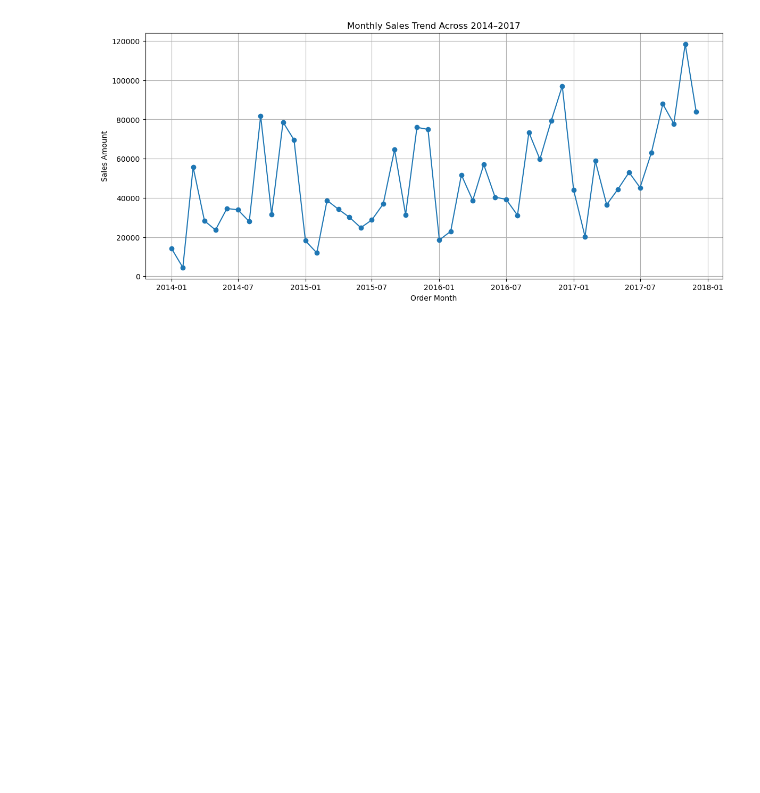
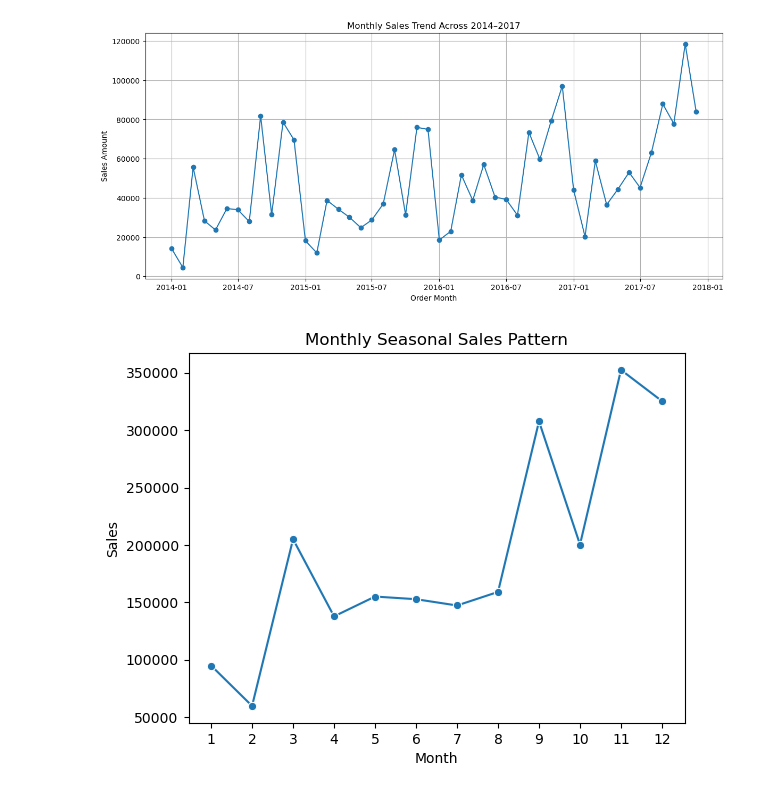
Before and after one commit to BiqiaoWang/GitHub-Project, a Jupyter notebook: Superstore-analysis.ipynb, the cells around one changed output. Cells and saved outputs as stored; diff of their text form; code cells hidden in the pictures; blank space fills up the shorter version.

```diff
--- a/Superstore-analysis.ipynb
+++ b/Superstore-analysis.ipynb
@@ -186,3 +219,16 @@ plt.grid(True)
 plt.show()
 # %% [output]
 [figure]
+# %%
+# Monthly Seasonal Sales Pattern
+df['Order Date'] = pd.to_datetime(df['Order Date'])   # 转换日期格式
+df['Month'] = df['Order Date'].dt.month               # 提取月份
+
+month_Sales = df.groupby('Month')['Sales'].sum().reset_index()
+
+sns.lineplot(data = month_Sales , x = 'Month' , y = 'Sales', marker='o')
+plt.title('Monthly Seasonal Sales Pattern')
+plt.xticks(range(1, 13))
+plt.show()
+# %% [output]
+[figure, added]
```
Also changed, not shown: parts of 7 cells of this notebook.
